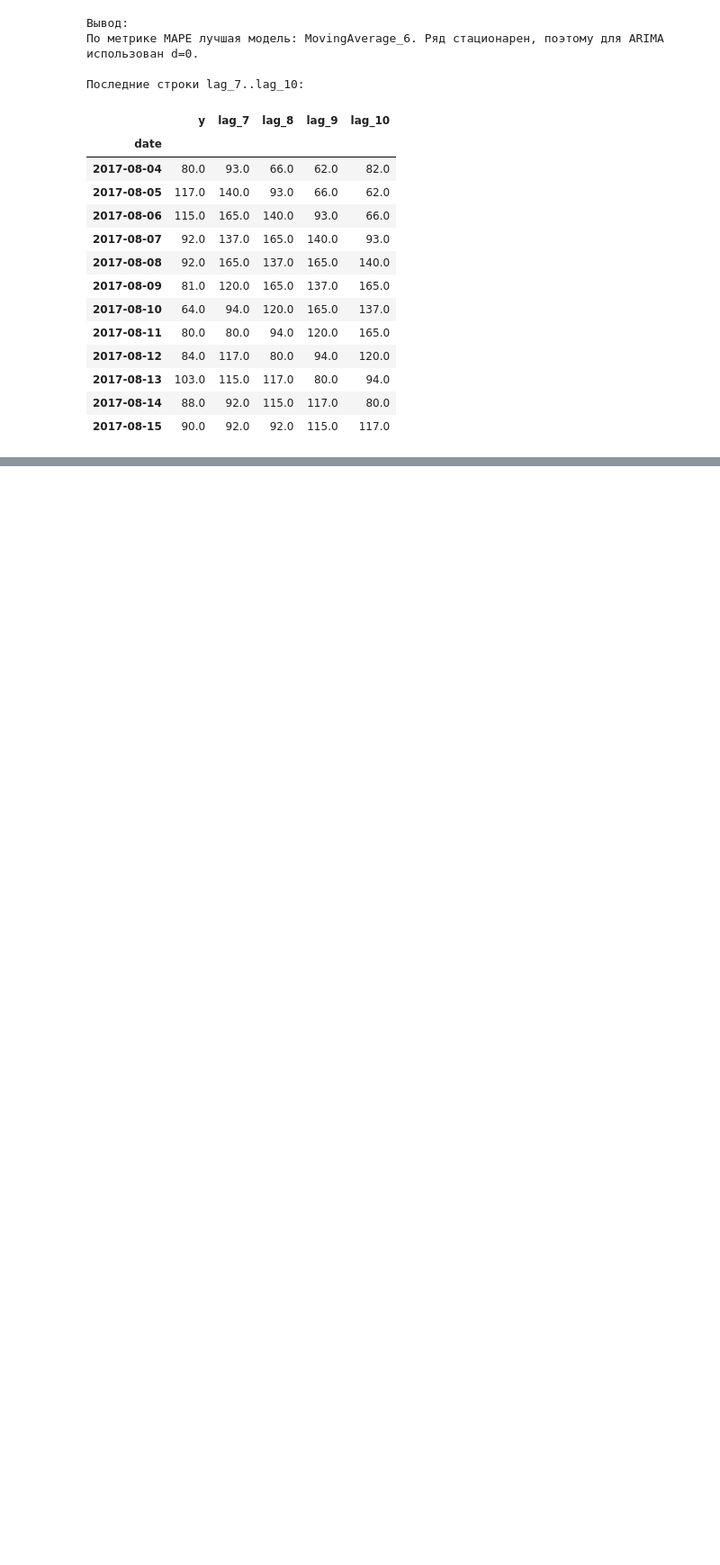
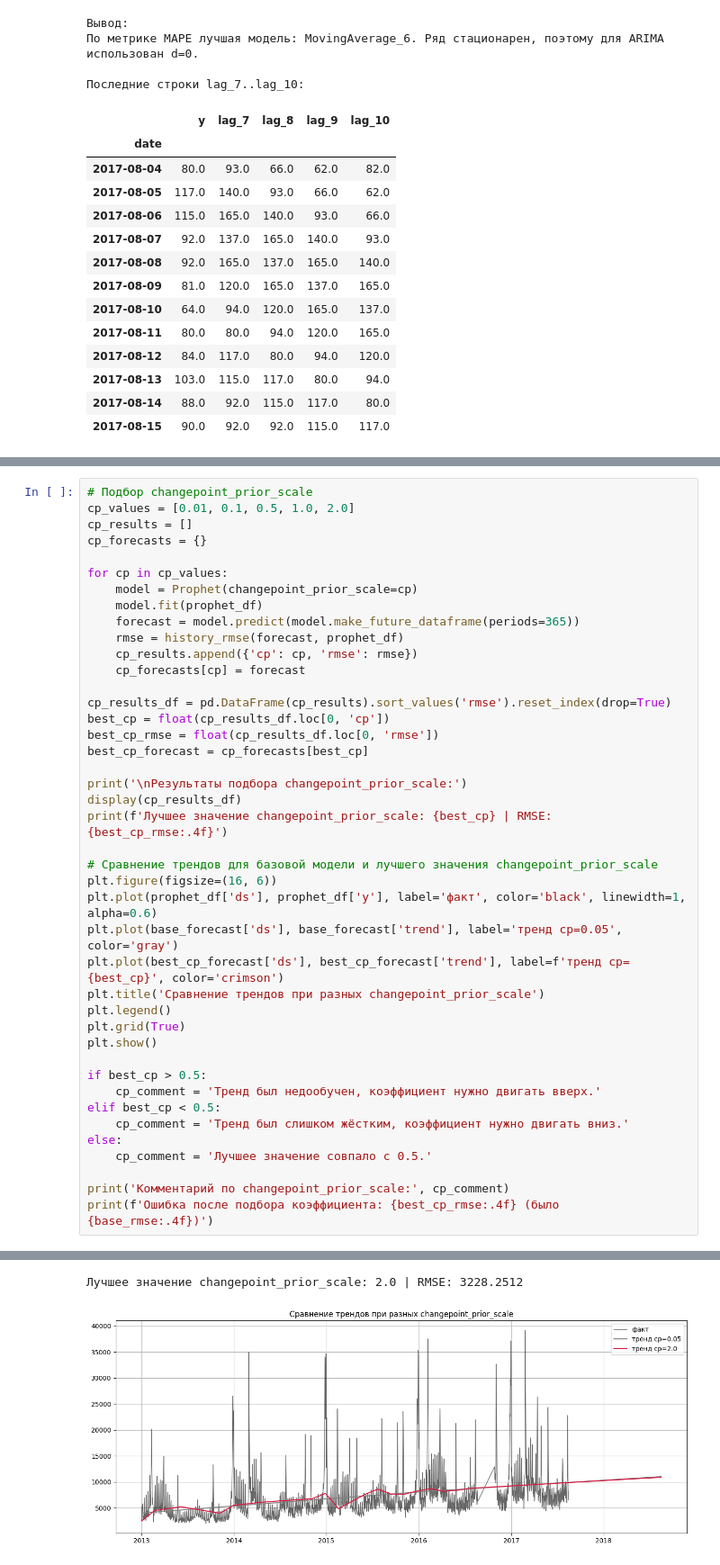
Before and after one commit to tgorbunov/sf_data_science, a Jupyter notebook: Skillfactory_ML/Additional Chapters on Python for Data Analysis/PDA2_Проект модуля HW-03_TGorbunov.ipynb, the cells around one changed output, grey strips where cells are left out. Shown at 90% size. Drawn from its saved outputs; the diff is of its cells as text; blank space fills up the shorter version.

```diff
--- a/Skillfactory_ML/Additional Chapters on Python for Data Analysis/PDA2_Проект модуля HW-03_TGorbunov.ipynb
+++ b/Skillfactory_ML/Additional Chapters on Python for Data Analysis/PDA2_Проект модуля HW-03_TGorbunov.ipynb
@@ -632,0 +709,43 @@ display(lag_7_10.tail(12))
+# %%
+# Подбор changepoint_prior_scale
+cp_values = [0.01, 0.1, 0.5, 1.0, 2.0]
+cp_results = []
+cp_forecasts = {}
+
+for cp in cp_values:
+    model = Prophet(changepoint_prior_scale=cp)
+    model.fit(prophet_df)
+    forecast = model.predict(model.make_future_dataframe(periods=365))
+    rmse = history_rmse(forecast, prophet_df)
+    cp_results.append({'cp': cp, 'rmse': rmse})
+    cp_forecasts[cp] = forecast
+
+cp_results_df = pd.DataFrame(cp_results).sort_values('rmse').reset_index(drop=True)
+best_cp = float(cp_results_df.loc[0, 'cp'])
+best_cp_rmse = float(cp_results_df.loc[0, 'rmse'])
+best_cp_forecast = cp_forecasts[best_cp]
+
+print('\nРезультаты подбора changepoint_prior_scale:')
+display(cp_results_df)
+print(f'Лучшее значение changepoint_prior_scale: {best_cp} | RMSE: {best_cp_rmse:.4f}')
+
+# Сравнение трендов для базовой модели и лучшего значения changepoint_prior_scale
+plt.figure(figsize=(16, 6))
+plt.plot(prophet_df['ds'], prophet_df['y'], label='факт', color='black', linewidth=1, alpha=0.6)
+plt.plot(base_forecast['ds'], base_forecast['trend'], label='тренд cp=0.05', color='gray')
+plt.plot(best_cp_forecast['ds'], best_cp_forecast['trend'], label=f'тренд cp={best_cp}', color='crimson')
+plt.title('Сравнение трендов при разных changepoint_prior_scale')
+plt.legend()
+plt.grid(True)
+plt.show()
+
+if best_cp > 0.5:
+    cp_comment = 'Тренд был недообучен, коэффициент нужно двигать вверх.'
+elif best_cp < 0.5:
+    cp_comment = 'Тренд был слишком жёстким, коэффициент нужно двигать вниз.'
+else:
+    cp_comment = 'Лучшее значение совпало с 0.5.'
+
+print('Комментарий по changepoint_prior_scale:', cp_comment)
+print(f'Ошибка после подбора коэффициента: {best_cp_rmse:.4f} (было {base_rmse:.4f})')
+# %% [output]
@@ -632,0 +769,2 @@ display(lag_7_10.tail(12))
+Лучшее значение changepoint_prior_scale: 2.0 | RMSE: 3228.2512
+[figure, added]
```
Also changed, not shown: parts of 15 cells of this notebook.
